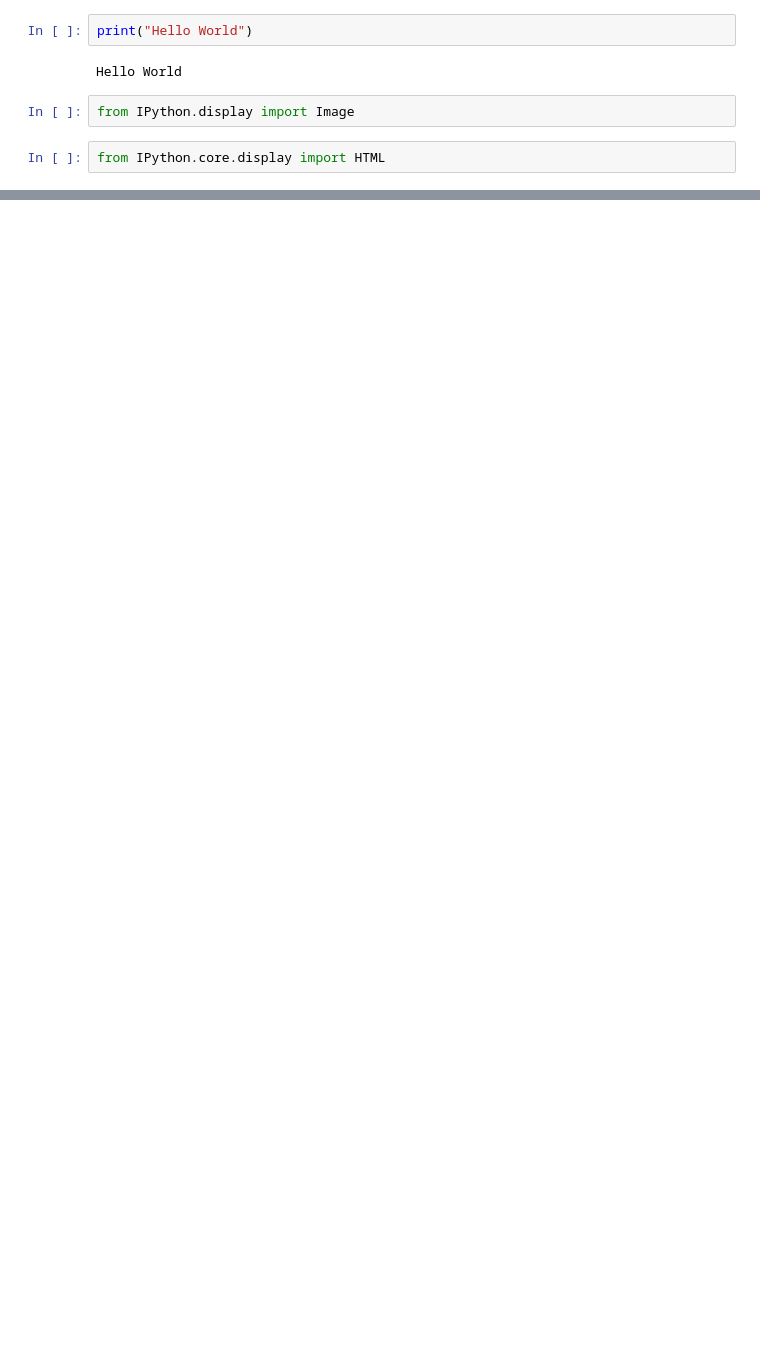
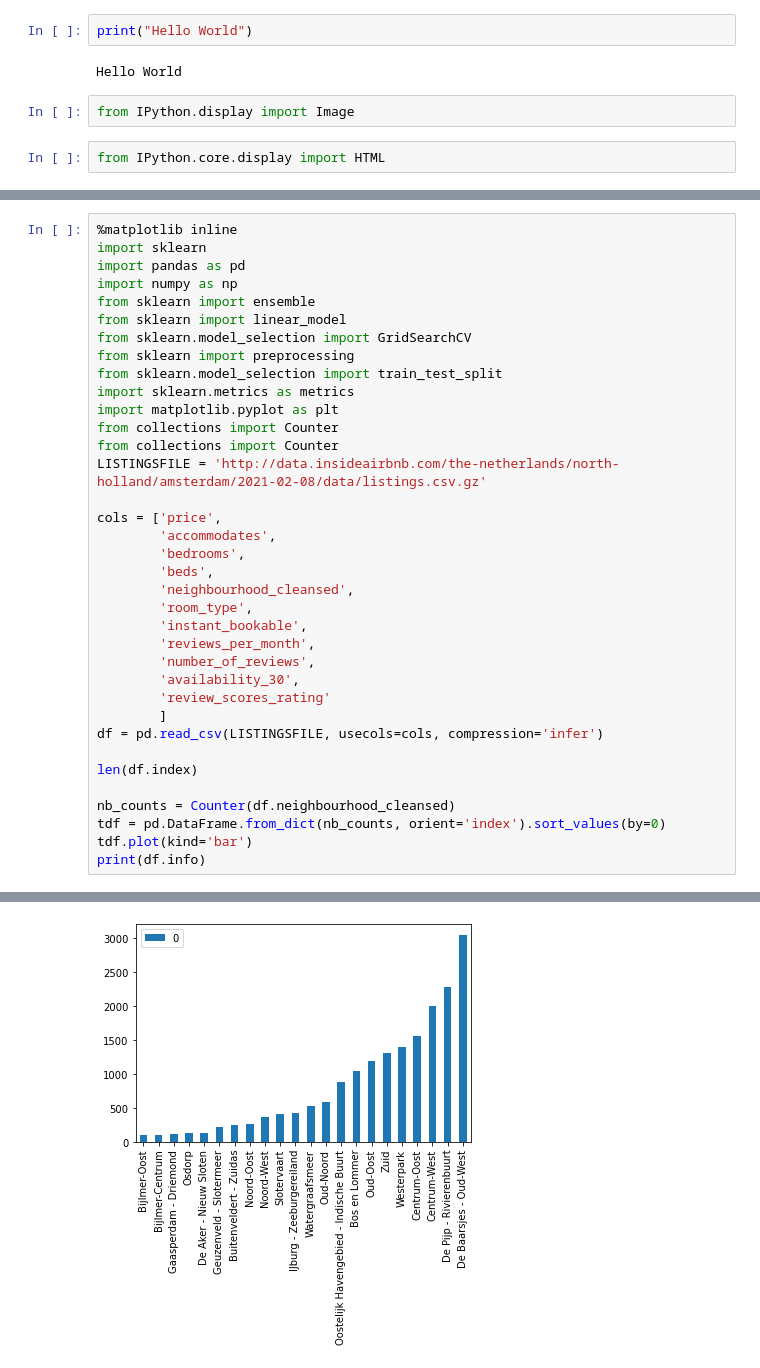
Before and after one commit to OhtoT/Jodatut1, a Jupyter notebook: Oppimispvk.ipynb, the cells around one changed output, grey strips where cells are left out. Drawn from its saved outputs; the diff is of its cells as text; blank space fills up the shorter version.

```diff
--- a/Oppimispvk.ipynb
+++ b/Oppimispvk.ipynb
@@ -35,0 +41,37 @@ Valmistelu ja datan saaminen oikeaan muotoon vievät todella suuren osan ajasta.
+# %%
+%matplotlib inline
+import sklearn
+import pandas as pd
+import numpy as np
+from sklearn import ensemble
+from sklearn import linear_model
+from sklearn.model_selection import GridSearchCV
+from sklearn import preprocessing
+from sklearn.model_selection import train_test_split
+import sklearn.metrics as metrics
+import matplotlib.pyplot as plt
+from collections import Counter
+from collections import Counter
+LISTINGSFILE = 'http://data.insideairbnb.com/the-netherlands/north-holland/amsterdam/2021-02-08/data/listings.csv.gz'
+
+cols = ['price',
+        'accommodates',
+        'bedrooms',
+        'beds',
+        'neighbourhood_cleansed',
+        'room_type',
+        'instant_bookable',
+        'reviews_per_month',
+        'number_of_reviews',
+        'availability_30',
+        'review_scores_rating'
+        ]
+df = pd.read_csv(LISTINGSFILE, usecols=cols, compression='infer')
+
+len(df.index)
+
+nb_counts = Counter(df.neighbourhood_cleansed)
+tdf = pd.DataFrame.from_dict(nb_counts, orient='index').sort_values(by=0)
+tdf.plot(kind='bar')
+print(df.info)
+# %% [output]
@@ -35,0 +95 @@ Valmistelu ja datan saaminen oikeaan muotoon vievät todella suuren osan ajasta.
+[figure, added]
```
Also changed, not shown: parts of 25 cells of this notebook.
